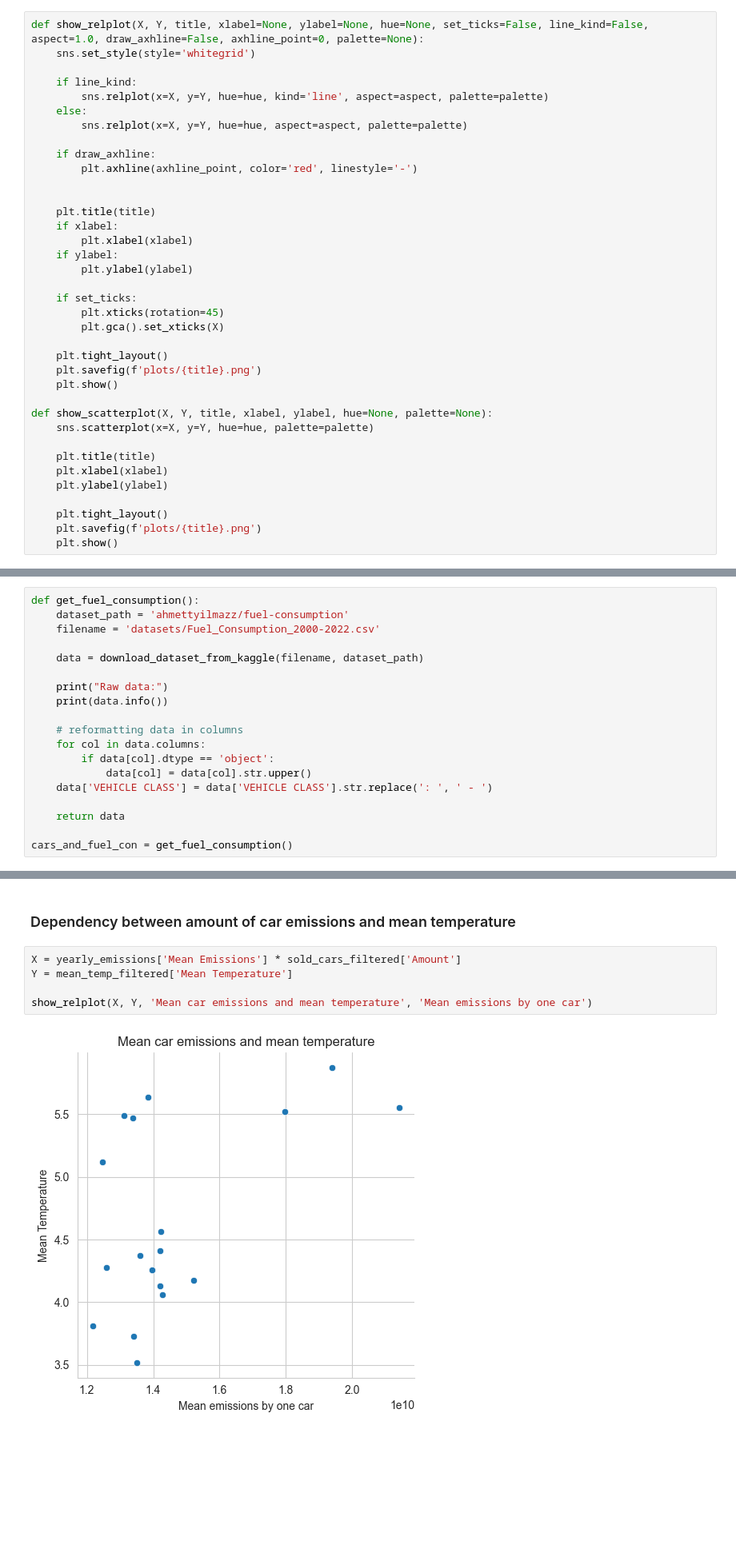
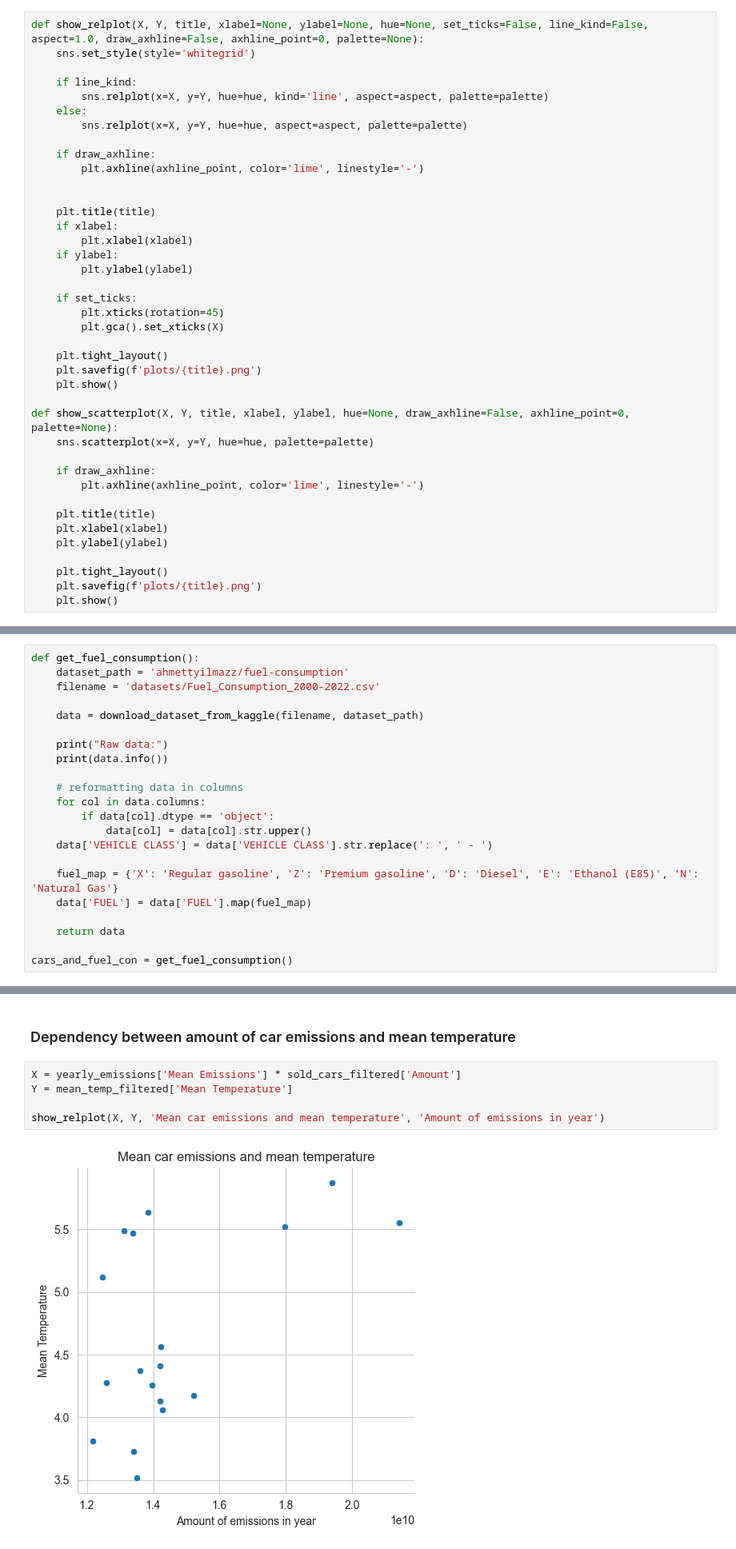
Before and after one commit to hardwak/Fuel-Usage-Predictor, a Jupyter notebook: project-notebook.ipynb, the cells around one changed output, grey strips where cells are left out. Shown at 80% size. Saved outputs shown, nothing was run; the diff lists cells and outputs as text; blank space fills up the shorter version.

```diff
--- a/project-notebook.ipynb
+++ b/project-notebook.ipynb
@@ -33,7 +33,7 @@ def show_relplot(X, Y, title, xlabel=None, ylabel=None, hue=None, set_ticks=Fals
         sns.relplot(x=X, y=Y, hue=hue, aspect=aspect, palette=palette)
 
     if draw_axhline:
-        plt.axhline(axhline_point, color='red', linestyle='-')
+        plt.axhline(axhline_point, color='lime', linestyle='-')
 
 
     plt.title(title)
@@ -50,8 +50,11 @@ def show_relplot(X, Y, title, xlabel=None, ylabel=None, hue=None, set_ticks=Fals
     plt.savefig(f'plots/{title}.png')
     plt.show()
 
-def show_scatterplot(X, Y, title, xlabel, ylabel, hue=None, palette=None):
+def show_scatterplot(X, Y, title, xlabel, ylabel, hue=None, draw_axhline=False, axhline_point=0, palette=None):
     sns.scatterplot(x=X, y=Y, hue=hue, palette=palette)
+
+    if draw_axhline:
+        plt.axhline(axhline_point, color='lime', linestyle='-')
 
     plt.title(title)
     plt.xlabel(xlabel)
@@ -194,6 +208,9 @@ def get_fuel_consumption():
             data[col] = data[col].str.upper()
     data['VEHICLE CLASS'] = data['VEHICLE CLASS'].str.replace(': ', ' - ')
 
+    fuel_map = {'X': 'Regular gasoline', 'Z': 'Premium gasoline', 'D': 'Diesel', 'E': 'Ethanol (E85)', 'N': 'Natural Gas'}
+    data['FUEL'] = data['FUEL'].map(fuel_map)
+
     return data
 
 cars_and_fuel_con = get_fuel_consumption()
@@ -439,7 +455,7 @@ show_relplot(yearly_emissions['Year'], yearly_emissions['Mean Emissions'], 'Cars
 # %%
 X = yearly_emissions['Mean Emissions'] * sold_cars_filtered['Amount']
 Y = mean_temp_filtered['Mean Temperature']
 
-show_relplot(X, Y, 'Mean car emissions and mean temperature', 'Mean emissions by one car')
+show_relplot(X, Y, 'Mean car emissions and mean temperature', 'Amount of emissions in year')
 # %% [output]
-[figure, old version]
+[figure, new version]
```
Also changed, not shown: parts of 31 cells of this notebook, 19 other files.
